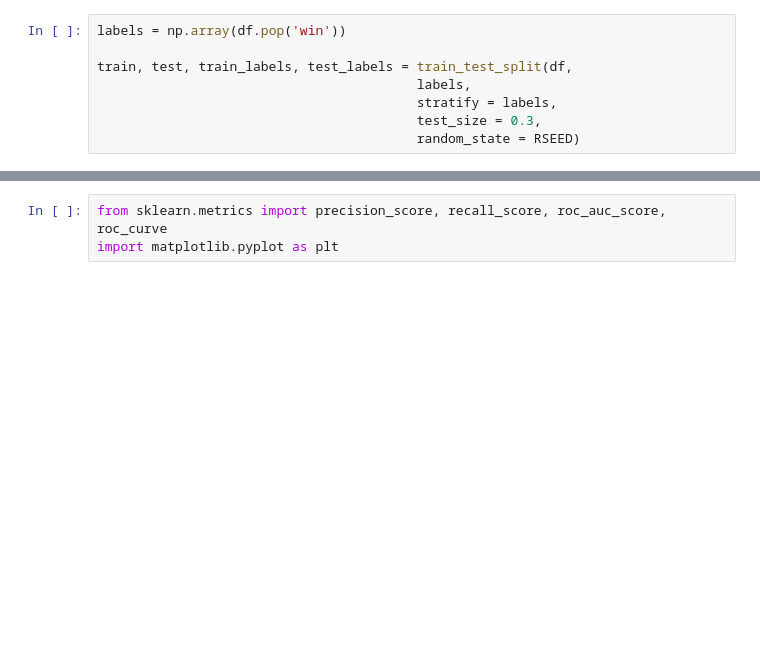
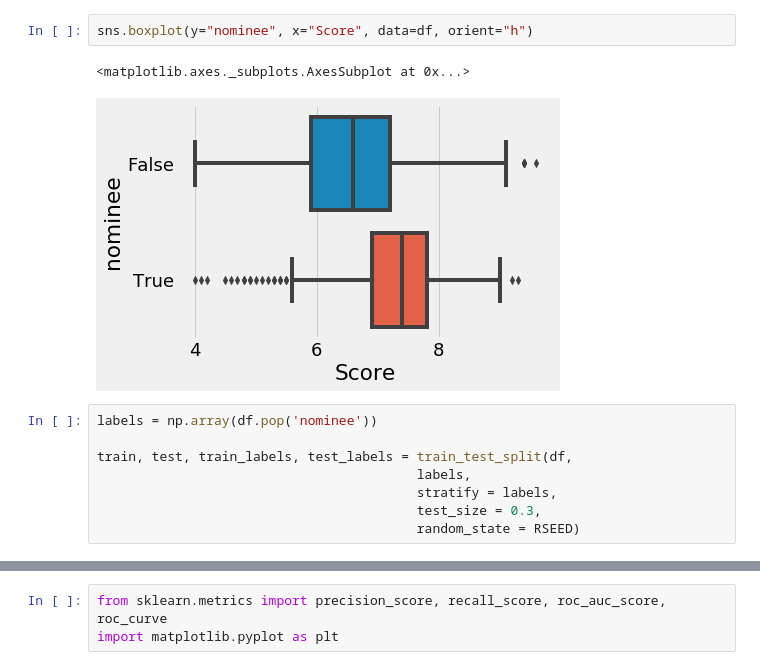
Before and after one commit to UlianaY/FilmsProject, a Jupyter notebook: RandomForest .ipynb, the cells around one changed output, grey strips where cells are left out. Cells and saved outputs as stored; diff of their text form; blank space fills up the shorter version.

```diff
--- a/RandomForest .ipynb
+++ b/RandomForest .ipynb
@@ -24,5 +31,10 @@ df = df.drop(['Title',  'Genre', 'Director', 'Year','Revenue','Oscar','Guild','G
+# %%
+sns.boxplot(y="nominee", x="Score", data=df, orient="h")
+# %% [output]
+<matplotlib.axes._subplots.AxesSubplot at 0x...>
+[figure, added]
 # %%
-labels = np.array(df.pop('win'))
+labels = np.array(df.pop('nominee'))
 
 train, test, train_labels, test_labels = train_test_split(df,
                                          labels,
```
Also changed, not shown: parts of 11 cells of this notebook, 4 other files.
